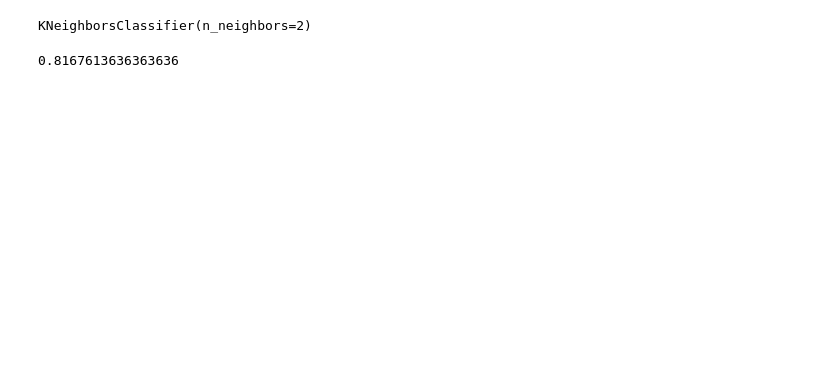
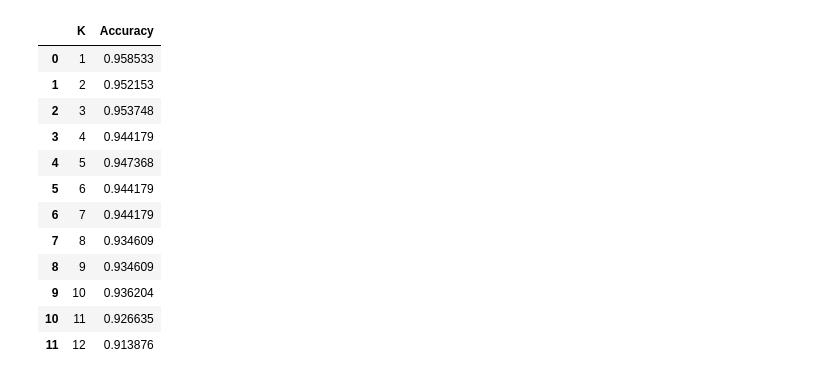
Before and after one commit to mochaeng/Intelligent-Systems, a Jupyter notebook: projects/exer-3/obesity/main.ipynb, the cells around one changed output. Cells and saved outputs as stored; diff of their text form; code cells hidden in the pictures; blank space fills up the shorter version.

```diff
--- a/projects/exer-3/obesity/main.ipynb
+++ b/projects/exer-3/obesity/main.ipynb
@@ -64,0 +93,2 @@ ValueError: could not convert string to float: 'Female'
+# %%
+base_df = base_df.loc[~base_df.duplicated()]
@@ -65,11 +128,50 @@ ValueError: could not convert string to float: 'Female'
+# %%
+# X = obesity_df.drop(columns=['target',
+#                              'MTRANS_Automobile','MTRANS_Bike','MTRANS_Motorbike',
+#                              'MTRANS_Public_Transportation','MTRANS_Walking'], axis=1)
+
+# X = obesity_df.drop(columns=['target', 'MTRANS_Bike', 'MTRANS_Walking'], axis=1) # k=1 86%
+
+# X = obesity_df.drop(columns=['target','MTRANS_Automobile','MTRANS_Motorbike','MTRANS_Public_Transportation',], axis=1) # k=1 84%
+
+# X = obesity_df.drop(columns=['target', 'SMOKE', 'family_history_with_overweight'], axis=1) # k=3 84% (0.2 test)
+
+# X = obesity_df.drop(columns=['target', 'Age', 'family_history_with_overweight'], axis=1) #
+
+X = obesity_df.drop(columns=['target', 'Gender'], axis=1)
+y = base_df['target']
+
+X_norm = MinMaxScaler().fit_transform(X)
+X_not_norm = X.to_numpy()
+
+X_zscore = zscore(X)
+# X_zscore
+# pd.DataFrame(X_norm, columns=X.columns.to_list())
+# X
 # %%
-X_train, X_test, y_train, y_test = train_test_split(X_norm, y, test_size=1/3, random_state=1057)
+X_train, X_test, y_train, y_test = train_test_split(X_not_norm, y, test_size=0.3, random_state=333)
 
-knn_obesity = KNeighborsClassifier(n_neighbors=3)
-knn_obesity.fit(X_train, y_train)
+results = []
+for i in range(1, 13):
+    knn_obesity = KNeighborsClassifier(n_neighbors=i)
+    knn_obesity.fit(X_train, y_train)
+    results.append(
+        [i, accuracy_score(y_test, knn_obesity.predict(X_test))]
+    )
+
+accuracy_df = pd.DataFrame(results, columns=['K', 'Accuracy'])
+accuracy_df
 # %% [output]
-KNeighborsClassifier(n_neighbors=2)
+|  | K | Accuracy |
+| 0 | 1 | 0.958533 |
+| 1 | 2 | 0.952153 |
+| 2 | 3 | 0.953748 |
+| 3 | 4 | 0.944179 |
+| 4 | 5 | 0.947368 |
+| 5 | 6 | 0.944179 |
+| 6 | 7 | 0.944179 |
+| 7 | 8 | 0.934609 |
+| 8 | 9 | 0.934609 |
+| 9 | 10 | 0.936204 |
+| 10 | 11 | 0.926635 |
+| 11 | 12 | 0.913876 |
-# %%
-accuracy_score(y_test, knn_obesity.predict(X_test))
-# %% [output]
-0.8167613636363636
```
Also changed, not shown: parts of 17 cells of this notebook, 2 other files.
